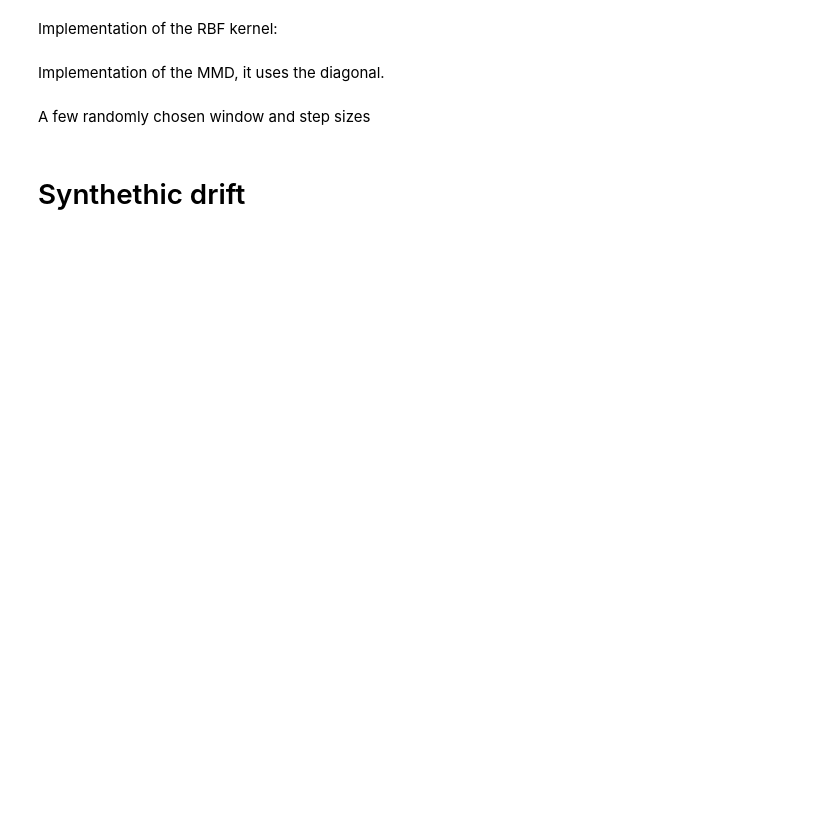
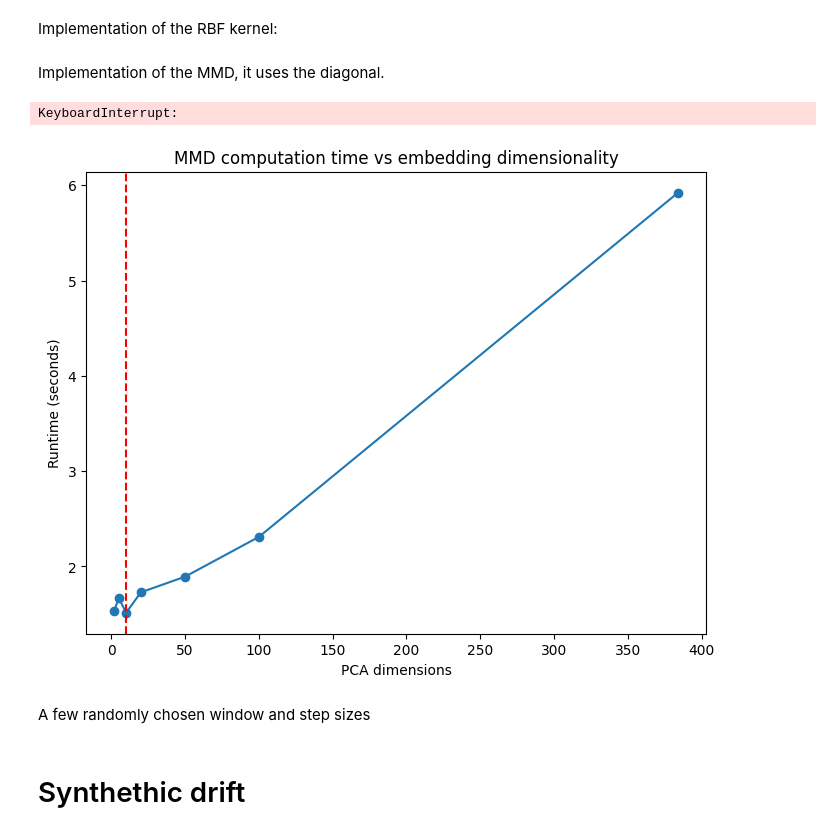
Before and after one commit to thomaselsinga/bachelor_thesis, a Jupyter notebook: notebook.ipynb, the cells around one changed output. Saved outputs shown, nothing was run; the diff lists cells and outputs as text; code cells hidden in the pictures; blank space fills up the shorter version.

```diff
--- a/notebook.ipynb
+++ b/notebook.ipynb
@@ -161,5 +206,5 @@ features_ir = df_irregular[["count", "mean_smell", "latitude_mean", "longitude_m
 # %%
-features_reg = df_regular[["count", "mean_smell", "latitude_mean", "longitude_mean", "latitude_std", "longitude_std"]].to_numpy(dtype=np.float32)
+features_reg = df_regular[["smell_mean", "smell_std", "latitude_mean", "longitude_mean", "latitude_std", "longitude_std"]].to_numpy(dtype=np.float32)
 # %%
 def fix(v, dim=20):
     if isinstance(v, (list, np.ndarray)) and np.shape(v) == (dim,):
@@ -252,7 +296,8 @@ def rbf_kernel(x, y, sigma):
     x = torch.as_tensor(x, dtype=torch.float32)
     y = torch.as_tensor(y, dtype=torch.float32)
 
-    dist = ((x[:, None, :] - y[None, :, :]) ** 2).sum(dim=-1)
+    # dist = ((x[:, None, :] - y[None, :, :]) ** 2).sum(dim=-1)
+    dist = torch.cdist(x, y, p=2)**2
 
     return torch.exp(-dist / (2 * float(sigma) ** 2))
 # %% [markdown]
@@ -312,10 +357,10 @@ def sliding_mmd(X, ref_size, window_size, step, sigma):
 
     for i in range(ref_size, len(X)-window_size, step):
 
-        current = X[i:i+window_size]
+        current = X[i:i + window_size]
 
         scores.append(compute_mmd(reference, current, sigma))
-        indices.append(i)
+        indices.append(i + window_size // 2)
 
     return np.array(indices), np.array(scores)
 # %%
@@ -342,3 +402,35 @@ def median_heuristic(x):
+# %%
+dims = [2, 5, 10, 20, 50, 100, 384]
+times = []
+
+for i in dims:
+    reduced = PCA(n_components=i).fit_transform(embeddings)
+
+    run_times = []
+
+    for _ in range(10):
+
+        start = time.time()
+
+        sliding_mmd(reduced, 500, 1000, 100, 1)
+
+        run_times.append(time.time() - start)
+
+    times.append(time.time() - start)
+# %% [output]
+KeyboardInterrupt:
+# %%
+plt.figure(figsize=(8,6))
+
+plt.plot(dims, times, marker='o')
+plt.axvline(10, color='red', linestyle='--', label='10 Dimensions')
+plt.xlabel("PCA dimensions")
+plt.ylabel("Runtime (seconds)")
+plt.title("MMD computation time vs embedding dimensionality")
+
+plt.show()
+# %% [output]
+[figure, added]
 # %% [markdown]
 A few randomly chosen window and step sizes
 # %%
```
Also changed, not shown: parts of 26 cells of this notebook, 3 other files.
